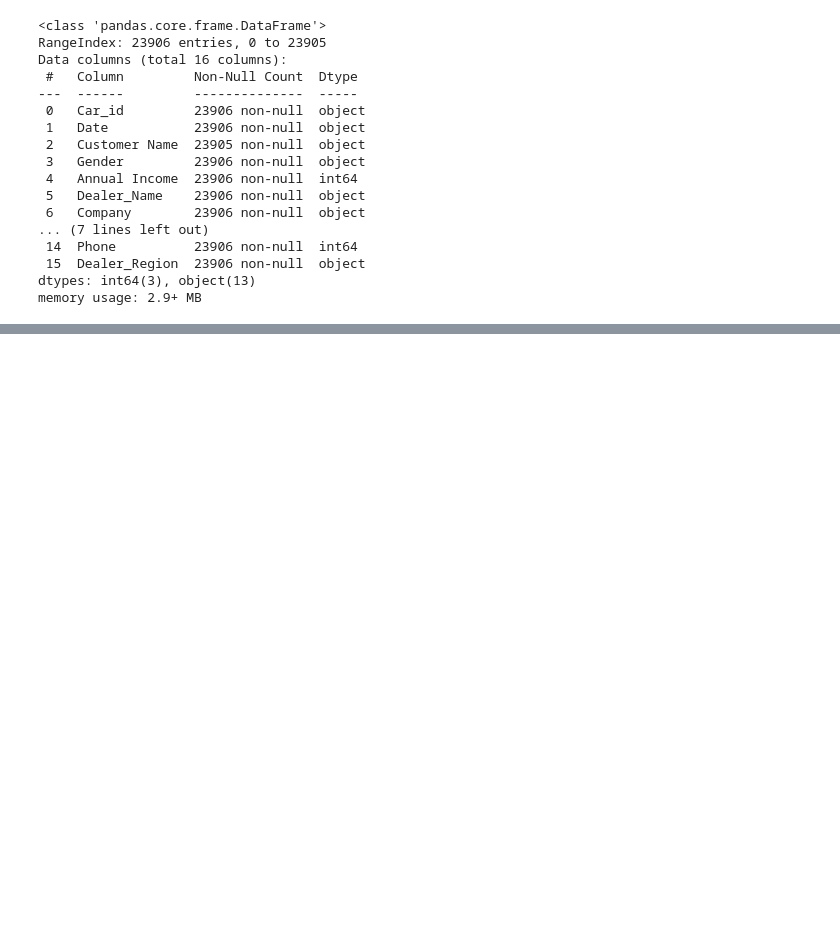
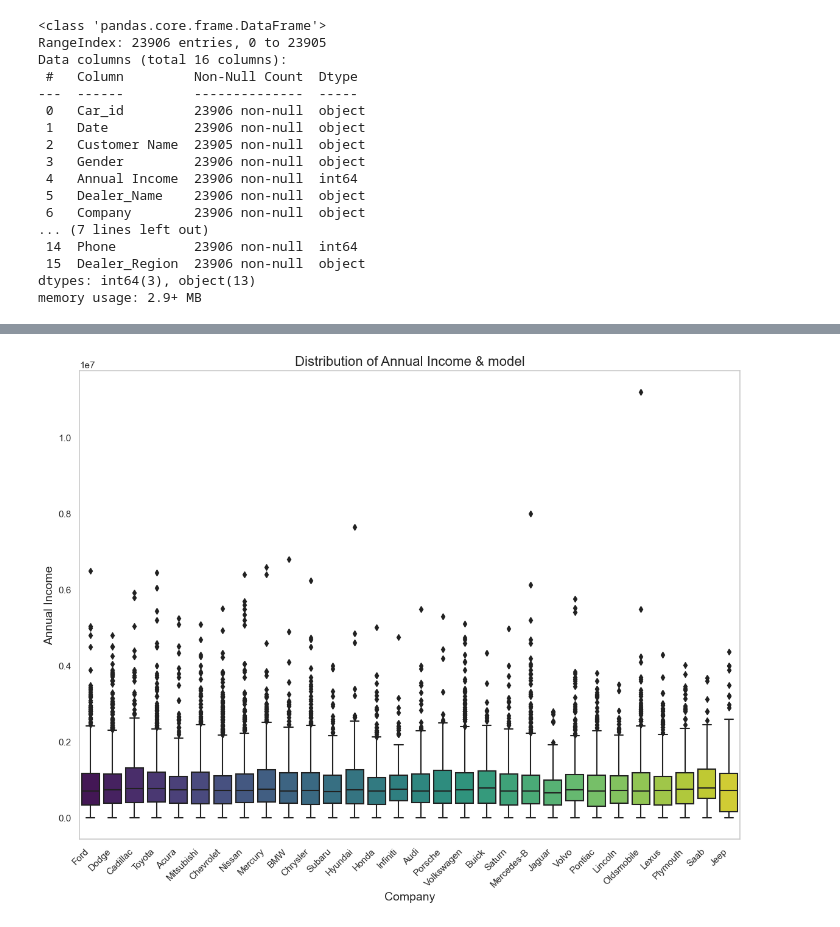
Before and after one commit to ikwabia/Car-Sales-, a Jupyter notebook: car_analysis.ipynb, the cells around one changed output, grey strips where cells are left out. Drawn from its saved outputs; the diff is of its cells as text; code cells hidden in the pictures; blank space fills up the shorter version.

```diff
--- a/car_analysis.ipynb
+++ b/car_analysis.ipynb
@@ -42,0 +80,16 @@ memory usage: 2.9+ MB
+# %%
+
+sns.set(style="whitegrid")
+palette = sns.color_palette("viridis", len(car_sales['Company'].unique()))
+
+# Plotting the data
+plt.figure(figsize=(14, 10))
+boxplot = sns.boxplot(x='Company', y='Annual Income', data=car_sales, palette=palette)
+plt.xlabel('Company', fontsize=14)
+plt.ylabel('Annual Income', fontsize=14)
+plt.title('Distribution of Annual Income & model', fontsize=16)
+plt.xticks(rotation=45, ha='right')
+plt.grid(False)
+plt.show()
+# %% [output]
+[figure, added]
```
Also changed, not shown: parts of 2 cells of this notebook.
